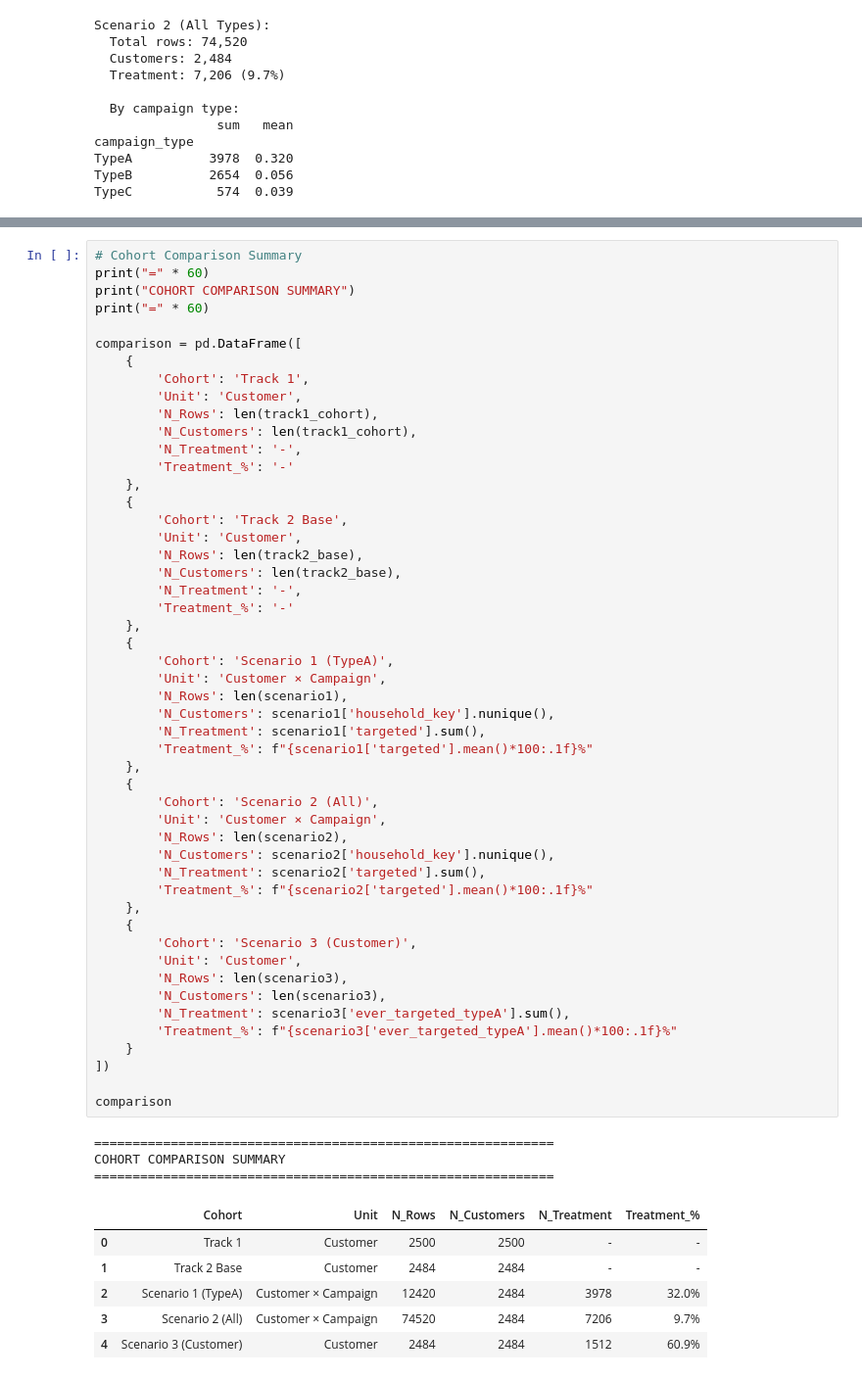
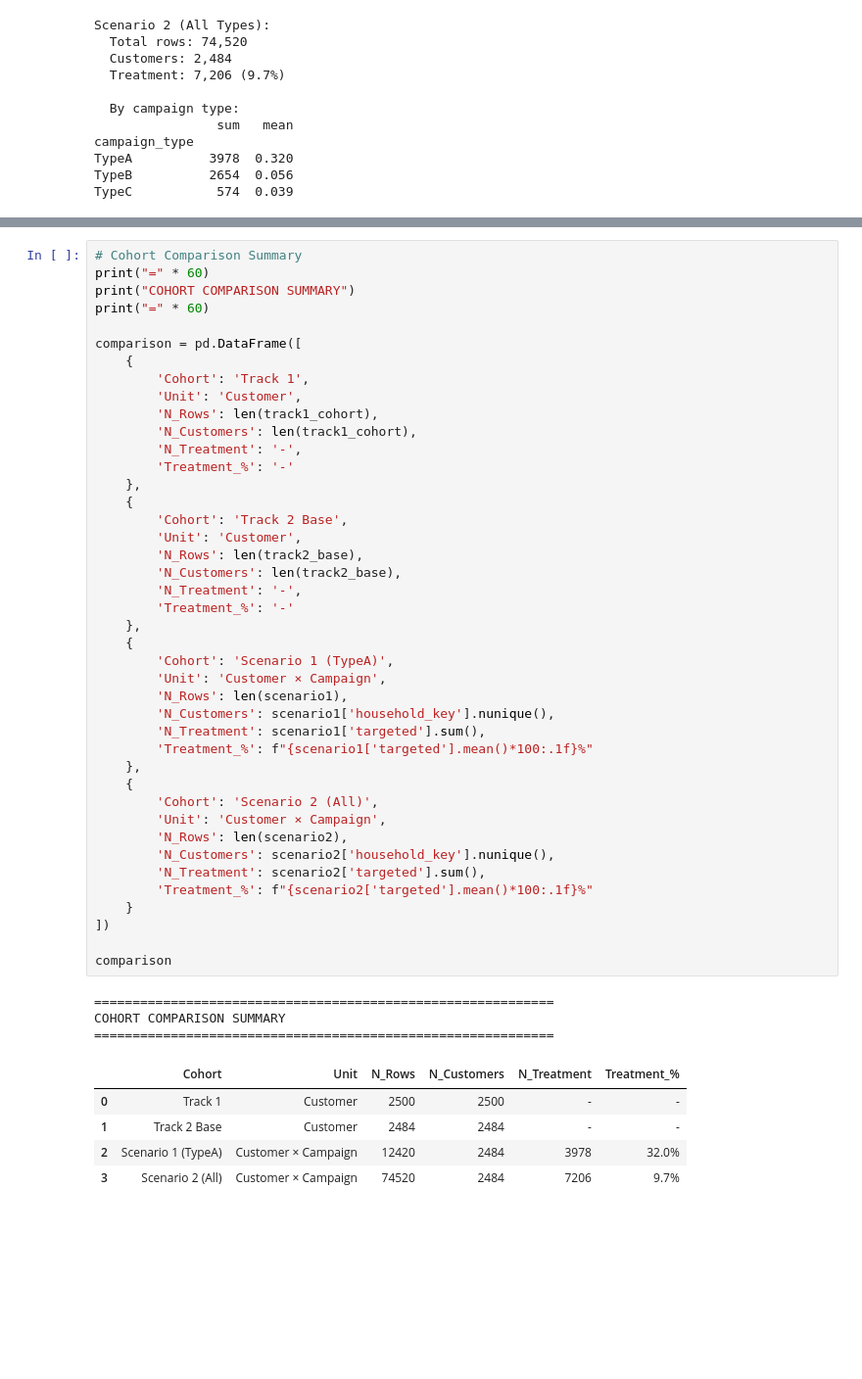
Before and after one commit to tae73/side-projects, a Jupyter notebook: projects/segmentation_dunnhumby/notebook/00_study_design.ipynb, the cells around one changed output, grey strips where cells are left out. Shown at 98% size. Cells and saved outputs as stored; diff of their text form; blank space fills up the shorter version.

```diff
--- a/projects/segmentation_dunnhumby/notebook/00_study_design.ipynb
+++ b/projects/segmentation_dunnhumby/notebook/00_study_design.ipynb
@@ -647,39 +648,30 @@ comparison = pd.DataFrame([
         'Treatment_%': '-'
     },
     {
         'Cohort': 'Scenario 1 (TypeA)',
         'Unit': 'Customer × Campaign',
         'N_Rows': len(scenario1),
         'N_Customers': scenario1['household_key'].nunique(),
         'N_Treatment': scenario1['targeted'].sum(),
         'Treatment_%': f"{scenario1['targeted'].mean()*100:.1f}%"
     },
     {
         'Cohort': 'Scenario 2 (All)',
         'Unit': 'Customer × Campaign',
         'N_Rows': len(scenario2),
         'N_Customers': scenario2['household_key'].nunique(),
         'N_Treatment': scenario2['targeted'].sum(),
         'Treatment_%': f"{scenario2['targeted'].mean()*100:.1f}%"
-    },
-    {
-        'Cohort': 'Scenario 3 (Customer)',
-        'Unit': 'Customer',
-        'N_Rows': len(scenario3),
-        'N_Customers': len(scenario3),
-        'N_Treatment': scenario3['ever_targeted_typeA'].sum(),
-        'Treatment_%': f"{scenario3['ever_targeted_typeA'].mean()*100:.1f}%"
     }
 ])
 
 comparison
 # %% [output]
 ============================================================
 COHORT COMPARISON SUMMARY
 ============================================================
 |  | Cohort | Unit | N_Rows | N_Customers | N_Treatment | Treatment_% |
 | 0 | Track 1 | Customer | 2500 | 2500 | - | - |
 | 1 | Track 2 Base | Customer | 2484 | 2484 | - | - |
 | 2 | Scenario 1 (TypeA) | Customer × Campaign | 12420 | 2484 | 3978 | 32.0% |
 | 3 | Scenario 2 (All) | Customer × Campaign | 74520 | 2484 | 7206 | 9.7% |
-| 4 | Scenario 3 (Customer) | Customer | 2484 | 2484 | 1512 | 60.9% |
```
Also changed, not shown: parts of 8 cells of this notebook, 5 other files.
